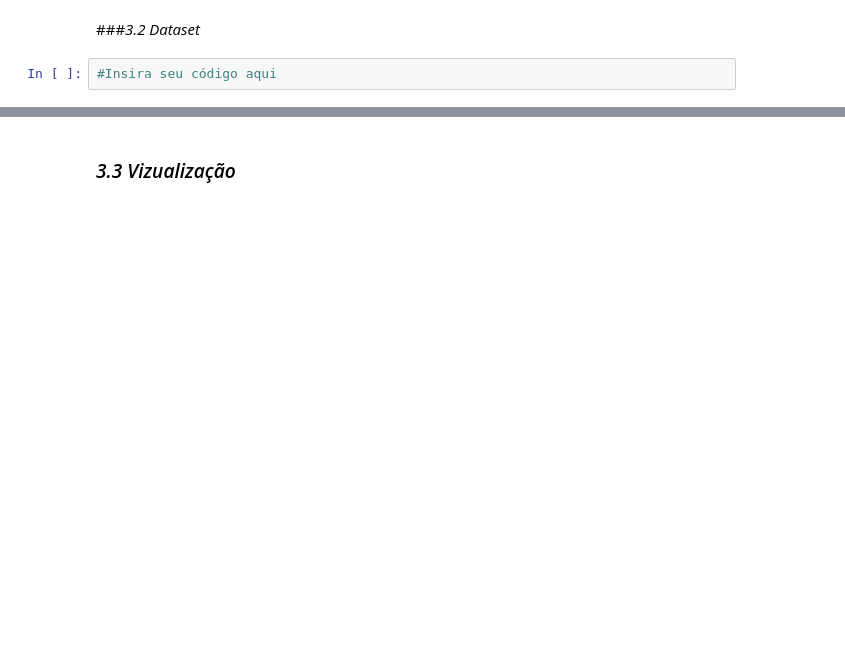
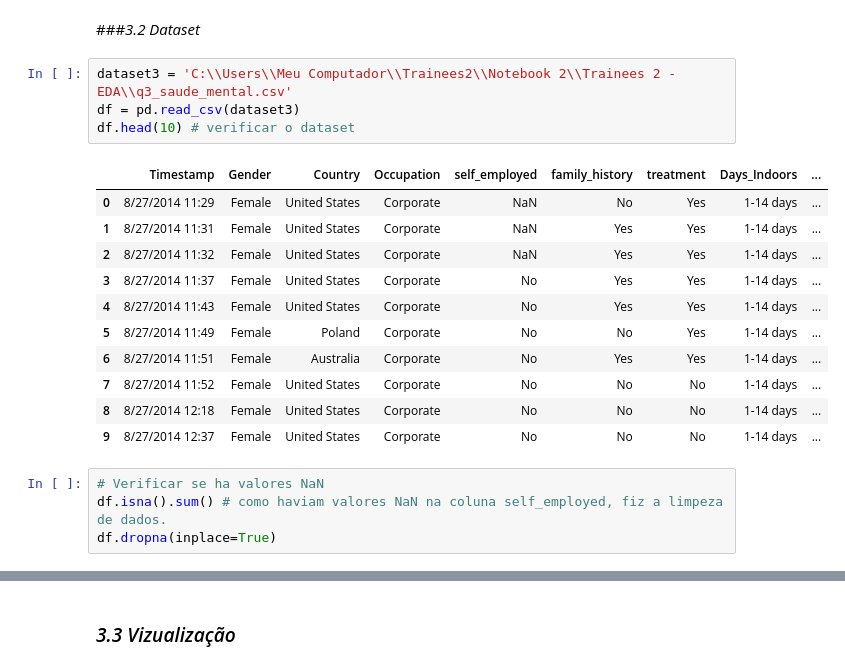
Before and after one commit to talesnobre/Trainees2, a Jupyter notebook: Notebook 2/Aula_EDA.ipynb, the cells around one changed output, grey strips where cells are left out. Saved outputs shown, nothing was run; the diff lists cells and outputs as text; blank space fills up the shorter version.

Commit message:
feat: add notebook 2 finalizado - Daniel

```diff
--- a/Notebook 2/Aula_EDA.ipynb
+++ b/Notebook 2/Aula_EDA.ipynb
@@ -389,4 +394,22 @@ Examine as variações e tendências em questões de saúde mental em diferentes
 # %% [markdown]
 ###*3.2 Dataset*
-# %%
-#Insira seu código aqui
+# %%
+dataset3 = 'C:\\Users\\Meu Computador\\Trainees2\\Notebook 2\\Trainees 2 - EDA\\q3_saude_mental.csv'
+df = pd.read_csv(dataset3)
+df.head(10) # verificar o dataset
+# %% [output]
+|  | Timestamp | Gender | Country | Occupation | self_employed | family_history | treatment | Days_Indoors | ... |
+| 0 | 8/27/2014 11:29 | Female | United States | Corporate | NaN | No | Yes | 1-14 days | ... |
+| 1 | 8/27/2014 11:31 | Female | United States | Corporate | NaN | Yes | Yes | 1-14 days | ... |
+| 2 | 8/27/2014 11:32 | Female | United States | Corporate | NaN | Yes | Yes | 1-14 days | ... |
+| 3 | 8/27/2014 11:37 | Female | United States | Corporate | No | Yes | Yes | 1-14 days | ... |
+| 4 | 8/27/2014 11:43 | Female | United States | Corporate | No | Yes | Yes | 1-14 days | ... |
+| 5 | 8/27/2014 11:49 | Female | Poland | Corporate | No | No | Yes | 1-14 days | ... |
+| 6 | 8/27/2014 11:51 | Female | Australia | Corporate | No | Yes | Yes | 1-14 days | ... |
+| 7 | 8/27/2014 11:52 | Female | United States | Corporate | No | No | No | 1-14 days | ... |
+| 8 | 8/27/2014 12:18 | Female | United States | Corporate | No | No | No | 1-14 days | ... |
+| 9 | 8/27/2014 12:37 | Female | United States | Corporate | No | No | No | 1-14 days | ... |
+# %%
+# Verificar se ha valores NaN
+df.isna().sum() # como haviam valores NaN na coluna self_employed, fiz a limpeza de dados.
+df.dropna(inplace=True)
```
Also changed, not shown: parts of 29 cells of this notebook.
